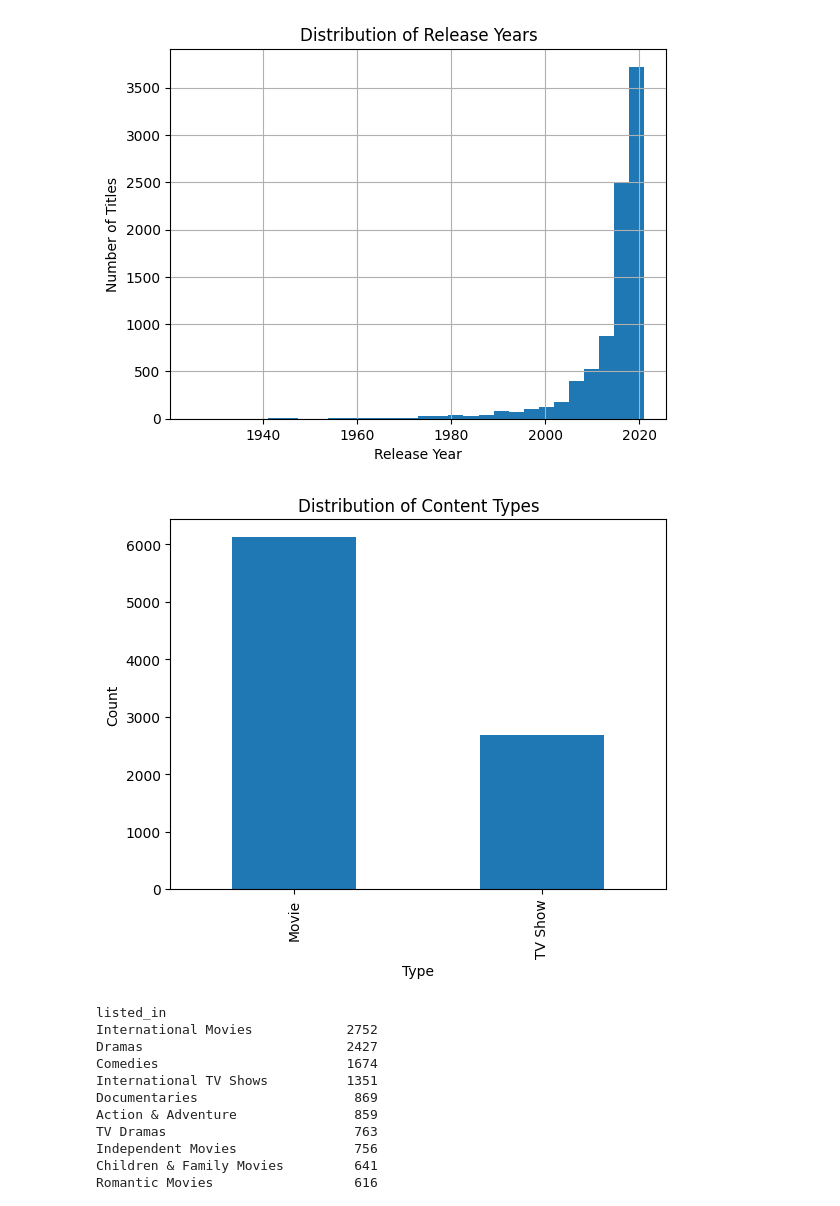
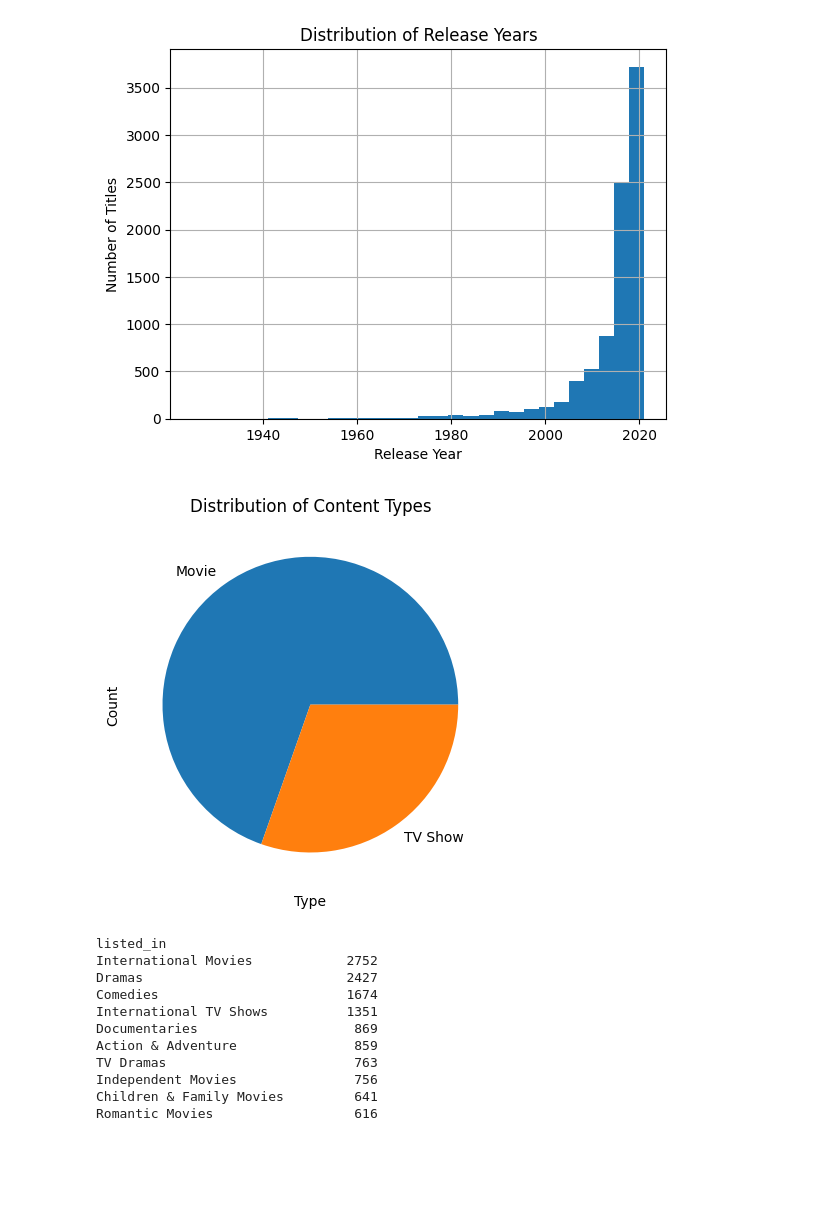
Before and after one commit to ArmelKI/Netflix_data_analysis, a Jupyter notebook: notebooks/visualization_02.ipynb, the cells around one changed output. Drawn from its saved outputs; the diff is of its cells as text; code cells hidden in the pictures; blank space fills up the shorter version.

```diff
--- a/notebooks/visualization_02.ipynb
+++ b/notebooks/visualization_02.ipynb
@@ -34,13 +103,13 @@ plt.show()
 [figure]
 # %%
 # Plot the distribution of content types (e.g., Movie, TV Show)
-exploration_01.netflix_data['type'].value_counts().plot(kind='bar')
+exploration_01.netflix_data_copy['type'].value_counts().plot(kind='pie')
 plt.title('Distribution of Content Types')
 plt.xlabel('Type')
 plt.ylabel('Count')
 plt.show()
 # %% [output]
-[figure, old version]
+[figure, new version]
 # %%
 # Extract genres from 'listed_in', split them, and count their frequency
 # We use str.split to separate genres, then explode to flatten the list, and finally value_counts to count the frequency of each genre.
```
Also changed, not shown: parts of 5 cells of this notebook.
